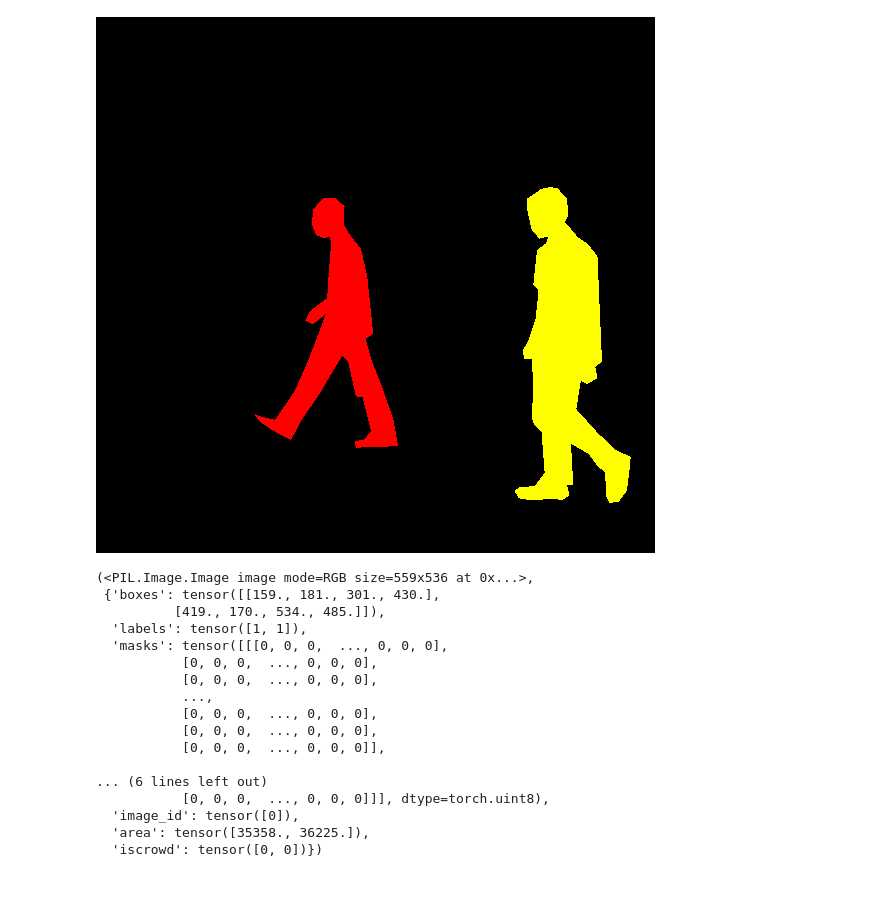
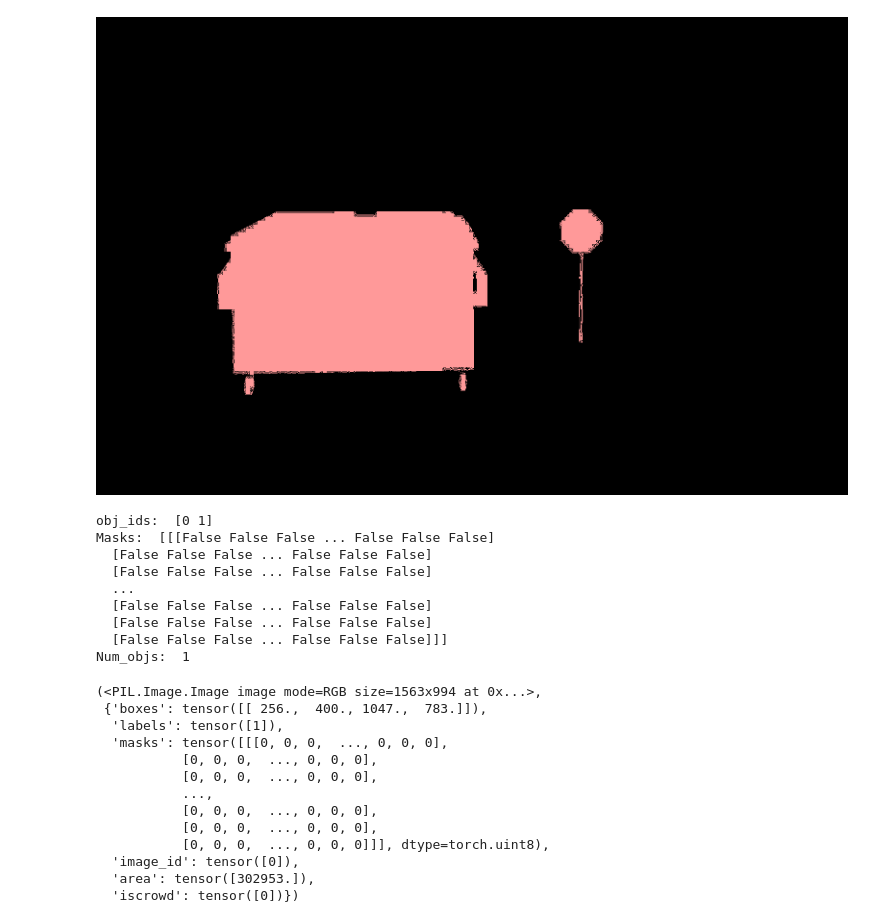
Before and after one commit to ag9217/ObjectDetection, a Jupyter notebook: main.ipynb, the cells around one changed output. Drawn from its saved outputs; the diff is of its cells as text; code cells hidden in the pictures; blank space fills up the shorter version.

Commit message:
updated code to be able to use any training database

```diff
--- a/main.ipynb
+++ b/main.ipynb
@@ -8,17 +15,30 @@ Image.open('PennFudanPed/PNGImages/FudanPed00001.png')
 # %%
-mask = Image.open('PennFudanPed/PedMasks/FudanPed00001_mask.png')
+mask = Image.open('gazebo_set/masks/train1_mask.jpg').convert('L')
+mask = np.array(mask)
+
+for i in range(mask.shape[0]):
+    for j in range(mask.shape[1]):
+        if mask[i][j] == 255:
+            mask[i][j] = 1
+        else:
+            mask[i][j] = 0
+
+mask = Image.fromarray(np.uint8(mask))
+mask.save("gazebo_set/masks/" + "train1_mask_edit", "JPEG")
+mask.show()
+
 mask.putpalette([
     0, 0, 0, # Affects background (rgb for pixels with (0,0,0))
-    255, 0, 0, # Affects (1,1,1)
-    255, 255, 0, # Affects (2,2,2)
-    255, 153, 0, # Affects (3,3,3)
+    255, 153, 153, # (1,1,1)
+    255, 255, 0, # (2,2,2)
+    255, 153, 0, # (3,3,3)
 ])
 mask
 
 # You would do this if you set each object in your figure to (0,0,0), (1,1,1), etc
 # For my training data I have set everything to white, so this is not needed
 # %% [output]
-[figure, old version]
+[figure, new version]
 # %%
 import os
 import numpy as np
@@ -96,26 +121,31 @@ class PennFudanDataset(torch.utils.data.Dataset):
     def __len__(self):
         return len(self.imgs)
 # %%
-dataset = PennFudanDataset('PennFudanPed/')
+dataset = Dataset('gazebo_set')
 dataset[0]
 # %% [output]
-(<PIL.Image.Image image mode=RGB size=559x536 at 0x...>,
- {'boxes': tensor([[159., 181., 301., 430.],
-          [419., 170., 534., 485.]]),
-  'labels': tensor([1, 1]),
-  'masks': tensor([[[0, 0, 0,  ..., 0, 0, 0],
-           [0, 0, 0,  ..., 0, 0, 0],
-           [0, 0, 0,  ..., 0, 0, 0],
-           ...,
-           [0, 0, 0,  ..., 0, 0, 0],
-           [0, 0, 0,  ..., 0, 0, 0],
-           [0, 0, 0,  ..., 0, 0, 0]],
-
-... (6 lines left out)
-           [0, 0, 0,  ..., 0, 0, 0]]], dtype=torch.uint8),
-  'image_id': tensor([0]),
-  'area': tensor([35358., 36225.]),
-  'iscrowd': tensor([0, 0])})
+obj_ids:  [0 1]
+Masks:  [[[False False False ... False False False]
+  [False False False ... False False False]
+  [False False False ... False False False]
+  ...
+  [False False False ... False False False]
+  [False False False ... False False False]
+  [False False False ... False False False]]]
+Num_objs:  1
+(<PIL.Image.Image image mode=RGB size=1563x994 at 0x...>,
+ {'boxes': tensor([[ 256.,  400., 1047.,  783.]]),
+  'labels': tensor([1]),
+  'masks': tensor([[[0, 0, 0,  ..., 0, 0, 0],
+           [0, 0, 0,  ..., 0, 0, 0],
+           [0, 0, 0,  ..., 0, 0, 0],
+           ...,
+           [0, 0, 0,  ..., 0, 0, 0],
+           [0, 0, 0,  ..., 0, 0, 0],
+           [0, 0, 0,  ..., 0, 0, 0]]], dtype=torch.uint8),
+  'image_id': tensor([0]),
+  'area': tensor([302953.]),
+  'iscrowd': tensor([0])})
 # %%
 # Fintuning from a pretrained model
 
```
Also changed, not shown: parts of 11 cells of this notebook.
